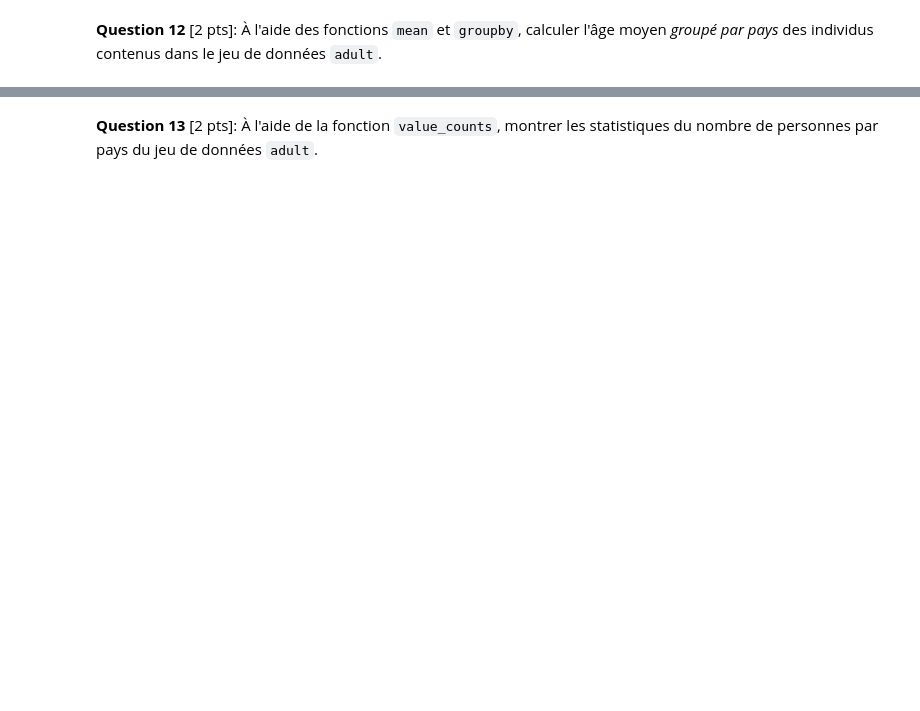
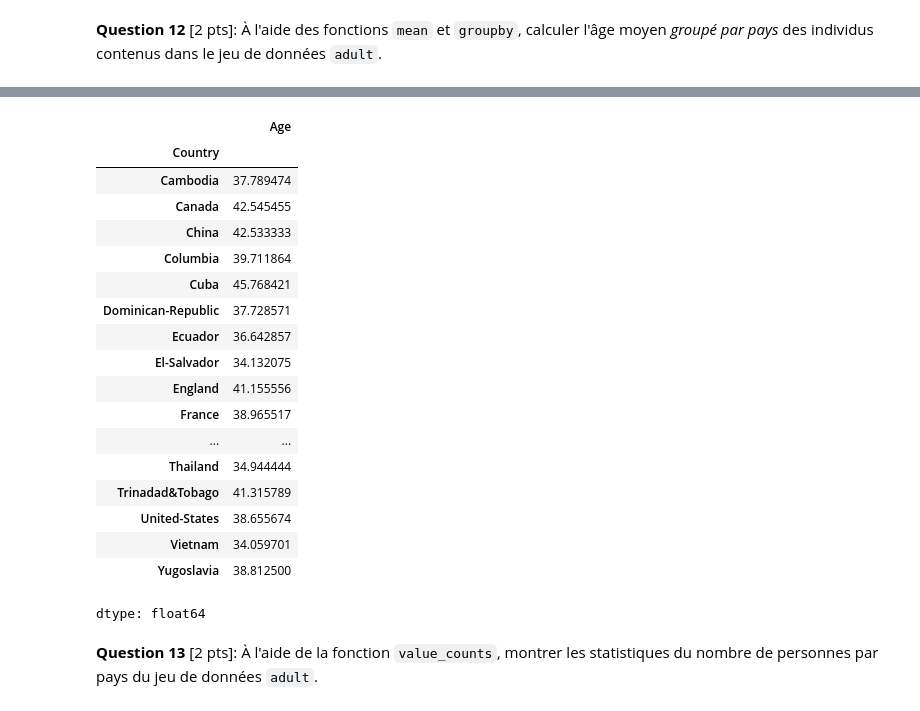
Before and after one commit to Sohdjeukeu/Labo_GTI_720, a Jupyter notebook: labo_1_01_G_Merlin.ipynb, the cells around one changed output, grey strips where cells are left out. Saved outputs shown, nothing was run; the diff lists cells and outputs as text; code cells hidden in the pictures; blank space fills up the shorter version.

```diff
--- a/labo_1_01_G_Merlin.ipynb
+++ b/labo_1_01_G_Merlin.ipynb
@@ -371,2 +437,24 @@ Dans cette partie, on s'intéresse à ce que les données aggrégées peuvent r
+# %%
+adult.groupby(by='Country')['Age'].mean()
+# %% [output]
+|  | Age |
+| Country |  |
+| Cambodia | 37.789474 |
+| Canada | 42.545455 |
+| China | 42.533333 |
+| Columbia | 39.711864 |
+| Cuba | 45.768421 |
+| Dominican-Republic | 37.728571 |
+| Ecuador | 36.642857 |
+| El-Salvador | 34.132075 |
+| England | 41.155556 |
+| France | 38.965517 |
+| ... | ... |
+| Thailand | 34.944444 |
+| Trinadad&Tobago | 41.315789 |
+| United-States | 38.655674 |
+| Vietnam | 34.059701 |
+| Yugoslavia | 38.812500 |
+dtype: float64
 # %% [markdown]
 **Question 13** [2 pts]: À l'aide de la fonction `value_counts`, montrer les statistiques du nombre de personnes par pays du jeu de données `adult`.
```
Also changed, not shown: parts of 20 cells of this notebook.
